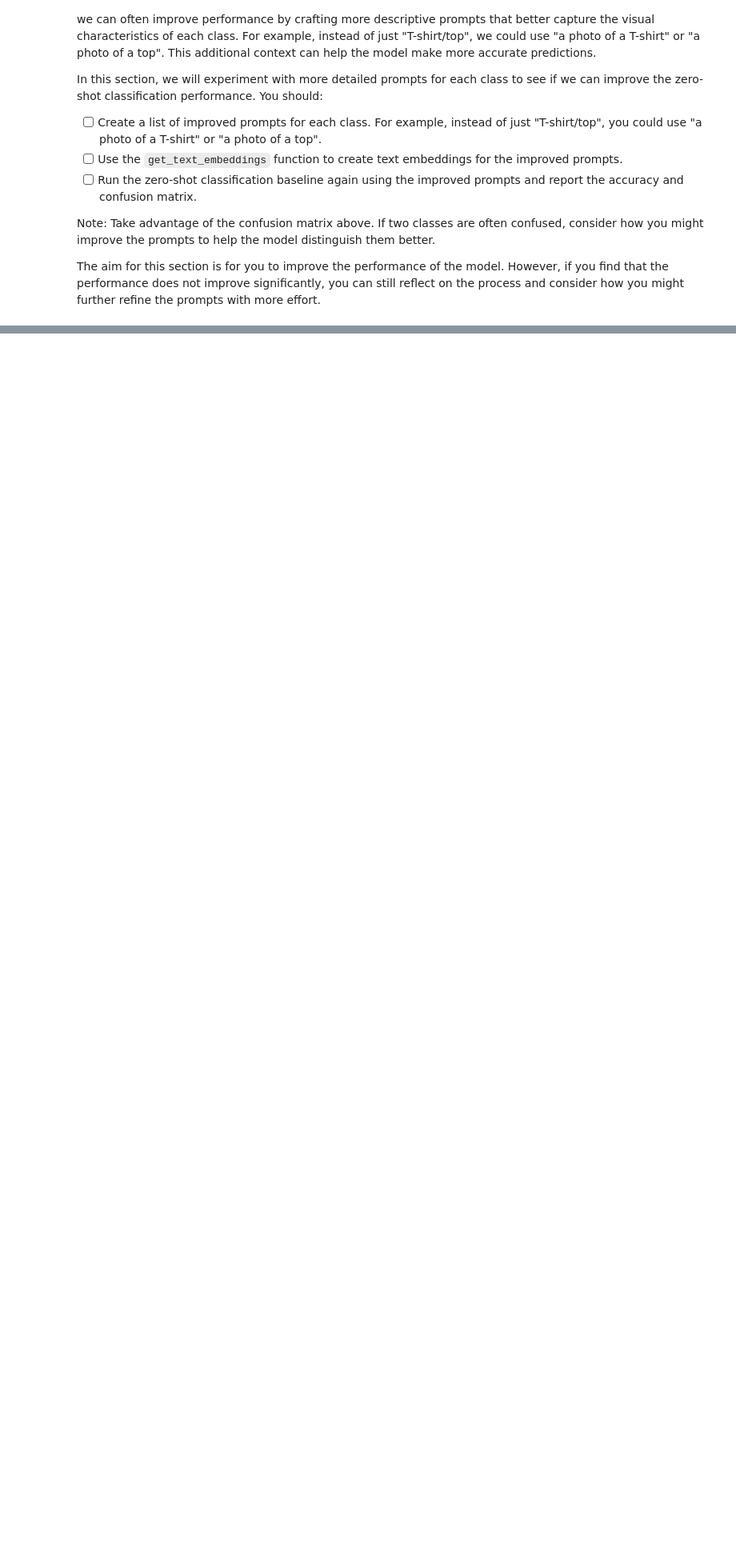
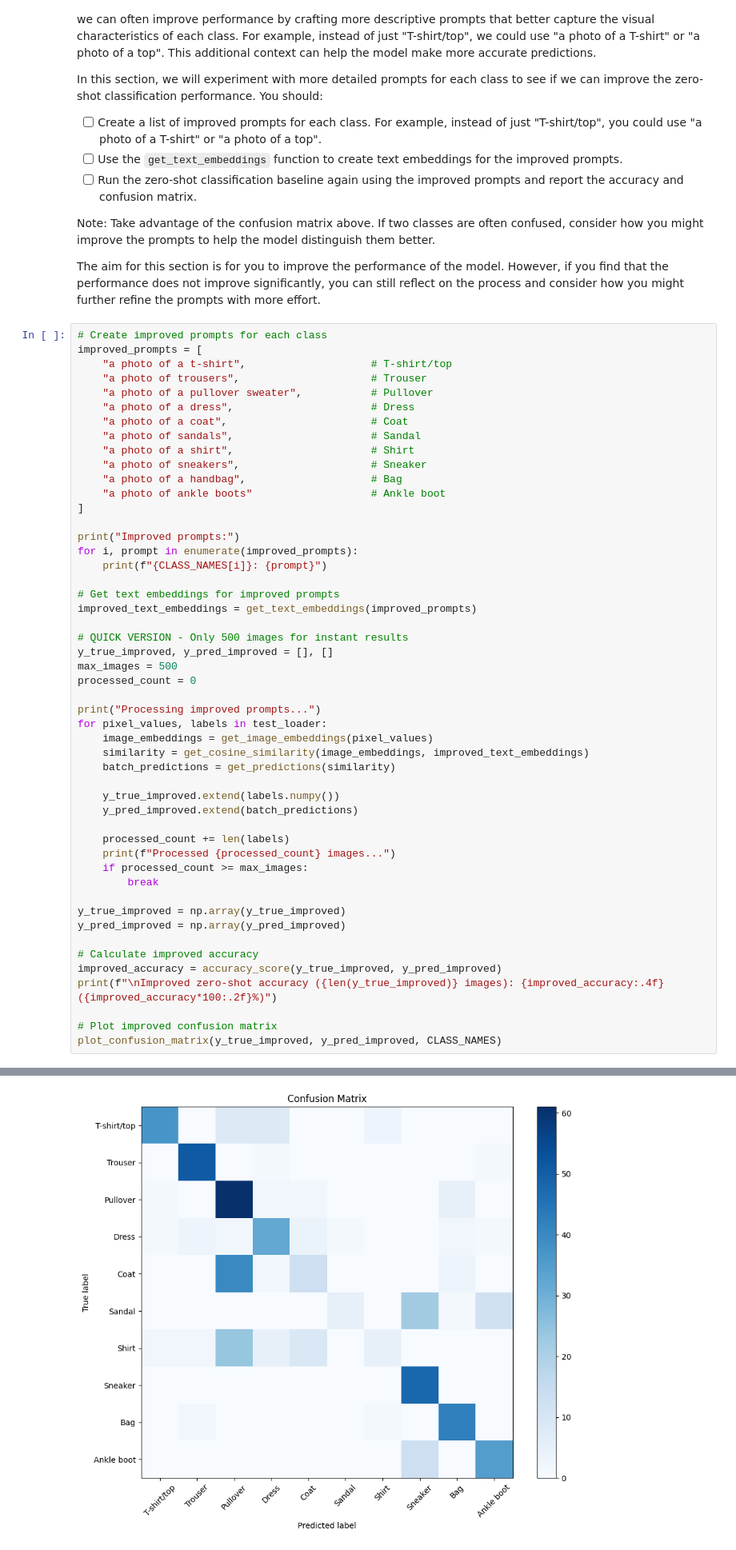
Before and after one commit to jkhan2211/deep_learning, a Jupyter notebook: 02_activities/assignments/assignment_2.ipynb, the cells around one changed output, grey strips where cells are left out. Shown at 80% size. Cells and saved outputs as stored; diff of their text form; blank space fills up the shorter version.

```diff
--- a/02_activities/assignments/assignment_2.ipynb
+++ b/02_activities/assignments/assignment_2.ipynb
@@ -234,3 +316,54 @@ In this section, we will experiment with more detailed prompts for each class to
 Note: Take advantage of the confusion matrix above. If two classes are often confused, consider how you might improve the prompts to help the model distinguish them better.
 
 The aim for this section is for you to improve the performance of the model. However, if you find that the performance does not improve significantly, you can still reflect on the process and consider how you might further refine the prompts with more effort.
+# %%
+# Create improved prompts for each class
+improved_prompts = [
+    "a photo of a t-shirt",                    # T-shirt/top
+    "a photo of trousers",                     # Trouser
+    "a photo of a pullover sweater",           # Pullover
+    "a photo of a dress",                      # Dress
+    "a photo of a coat",                       # Coat
+    "a photo of sandals",                      # Sandal
+    "a photo of a shirt",                      # Shirt
+    "a photo of sneakers",                     # Sneaker
+    "a photo of a handbag",                    # Bag
+    "a photo of ankle boots"                   # Ankle boot
+]
+
+print("Improved prompts:")
+for i, prompt in enumerate(improved_prompts):
+    print(f"{CLASS_NAMES[i]}: {prompt}")
+
+# Get text embeddings for improved prompts
+improved_text_embeddings = get_text_embeddings(improved_prompts)
+
+# QUICK VERSION - Only 500 images for instant results
+y_true_improved, y_pred_improved = [], []
+max_images = 500
+processed_count = 0
+
+print("Processing improved prompts...")
+for pixel_values, labels in test_loader:
+    image_embeddings = get_image_embeddings(pixel_values)
+    similarity = get_cosine_similarity(image_embeddings, improved_text_embeddings)
+    batch_predictions = get_predictions(similarity)
+
+    y_true_improved.extend(labels.numpy())
+    y_pred_improved.extend(batch_predictions)
+
+    processed_count += len(labels)
+    print(f"Processed {processed_count} images...")
+    if processed_count >= max_images:
+        break
+
+y_true_improved = np.array(y_true_improved)
+y_pred_improved = np.array(y_pred_improved)
+
+# Calculate improved accuracy
+improved_accuracy = accuracy_score(y_true_improved, y_pred_improved)
+print(f"\nImproved zero-shot accuracy ({len(y_true_improved)} images): {improved_accuracy:.4f} ({improved_accuracy*100:.2f}%)")
+
+# Plot improved confusion matrix
+plot_confusion_matrix(y_true_improved, y_pred_improved, CLASS_NAMES)
+# %% [output]
@@ -237,2 +387,3 @@ The aim for this section is for you to improve the performance of the model. How
+[figure, added]
 # %% [markdown]
 Reflection: How did your detailed prompts affect the zero-shot classification performance? Did you see a significant improvement compared to the baseline? What insights did you gain about the model's understanding of the classes? Do you think that with more effort you could further improve the performance? If so, how?
```
Also changed, not shown: parts of 12 cells of this notebook.
